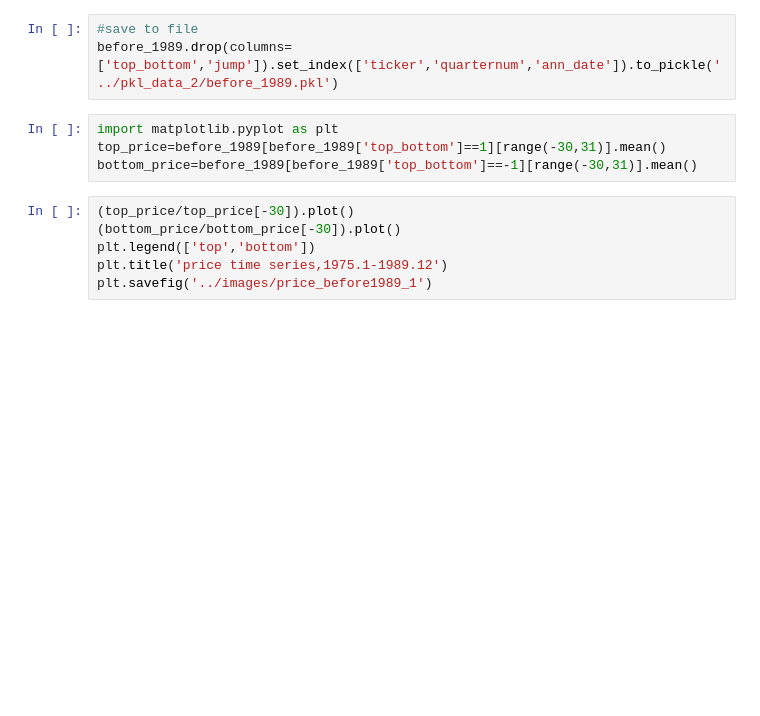
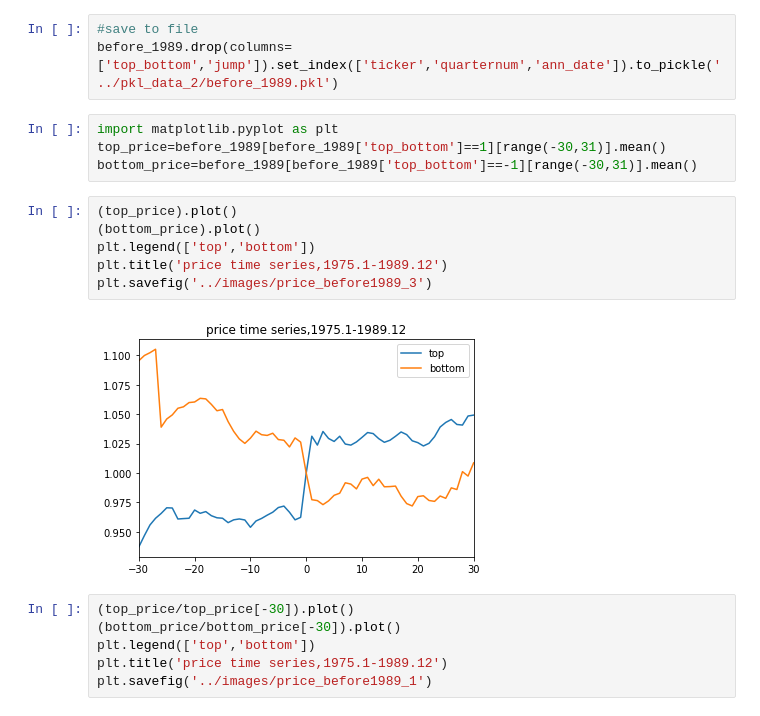
Before and after one commit to rmfeng/dsqfltproject, a Jupyter notebook: notebooks/part_2_data_analysis.ipynb, the cells around one changed output. Cells and saved outputs as stored; diff of their text form; blank space fills up the shorter version.

```diff
--- a/notebooks/part_2_data_analysis.ipynb
+++ b/notebooks/part_2_data_analysis.ipynb
@@ -271,6 +287,14 @@ before_1989.drop(columns=['top_bottom','jump']).set_index(['ticker','quarternum'
 import matplotlib.pyplot as plt
 top_price=before_1989[before_1989['top_bottom']==1][range(-30,31)].mean()
 bottom_price=before_1989[before_1989['top_bottom']==-1][range(-30,31)].mean()
+# %%
+(top_price).plot()
+(bottom_price).plot()
+plt.legend(['top','bottom'])
+plt.title('price time series,1975.1-1989.12')
+plt.savefig('../images/price_before1989_3')
+# %% [output]
+[figure, added]
 # %%
 (top_price/top_price[-30]).plot()
 (bottom_price/bottom_price[-30]).plot()
```
Also changed, not shown: parts of 10 cells of this notebook.
